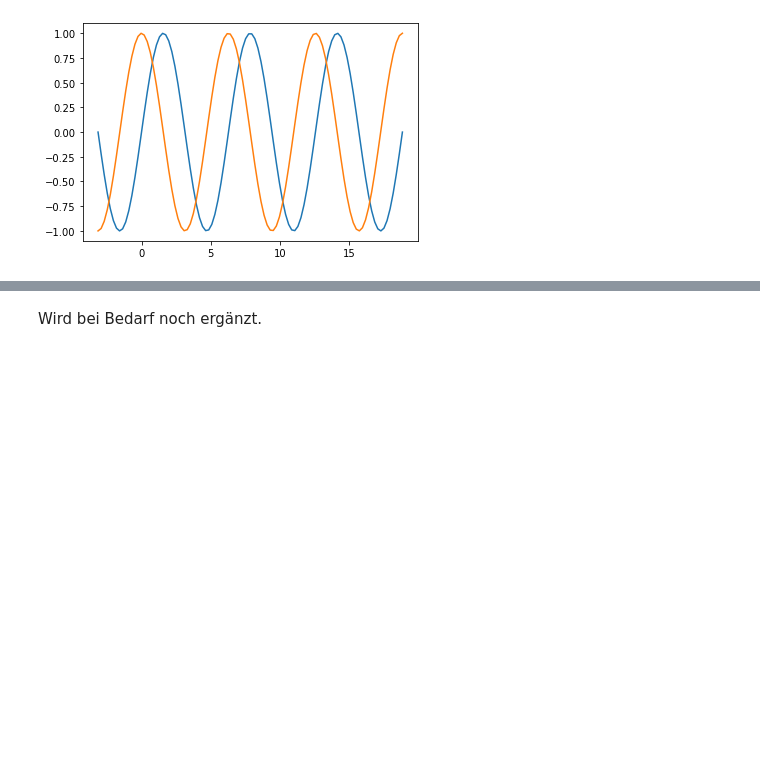
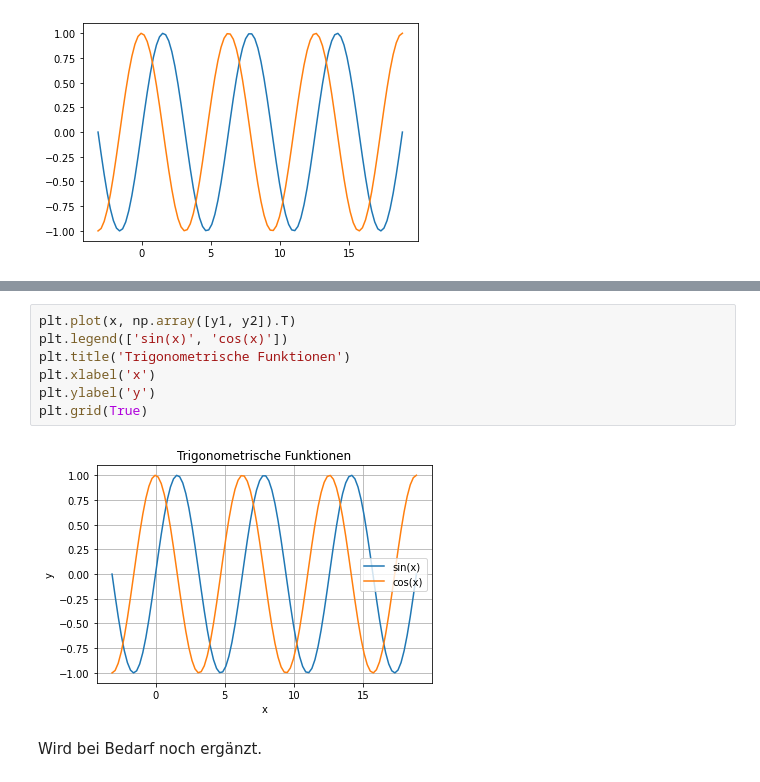
Before and after one commit to matthiasbaitsch/python_numerik_quickstart, a Jupyter notebook: _sources/03-matplotlib.ipynb, the cells around one changed output, grey strips where cells are left out. Cells and saved outputs as stored; diff of their text form; blank space fills up the shorter version.

```diff
--- a/_sources/03-matplotlib.ipynb
+++ b/_sources/03-matplotlib.ipynb
@@ -49,2 +60,11 @@ plt.plot(x, np.array([y1, y2]).T);
+# %%
+plt.plot(x, np.array([y1, y2]).T)
+plt.legend(['sin(x)', 'cos(x)'])
+plt.title('Trigonometrische Funktionen')
+plt.xlabel('x')
+plt.ylabel('y')
+plt.grid(True)
+# %% [output]
+[figure, added]
 # %% [markdown]
 Wird bei Bedarf noch ergänzt.
```
Also changed, not shown: parts of 6 cells of this notebook, 8 other files.
